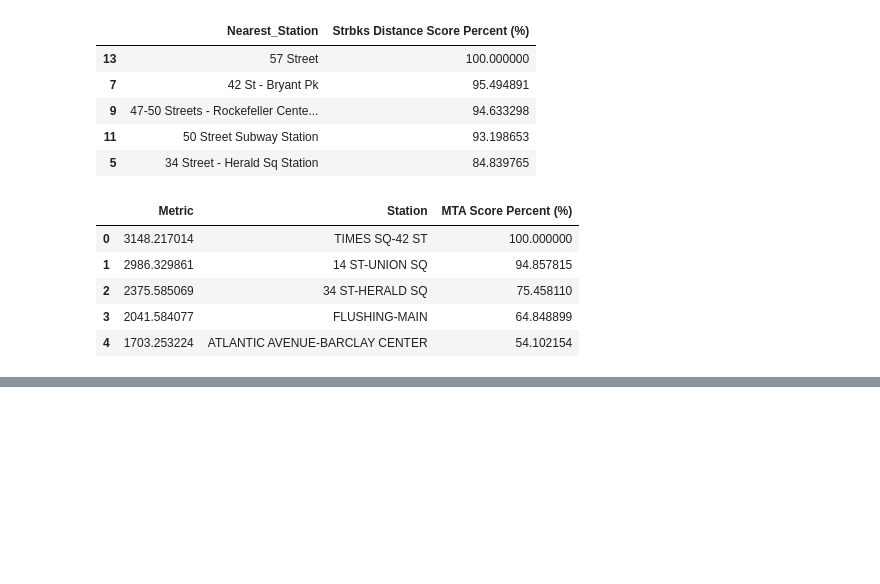
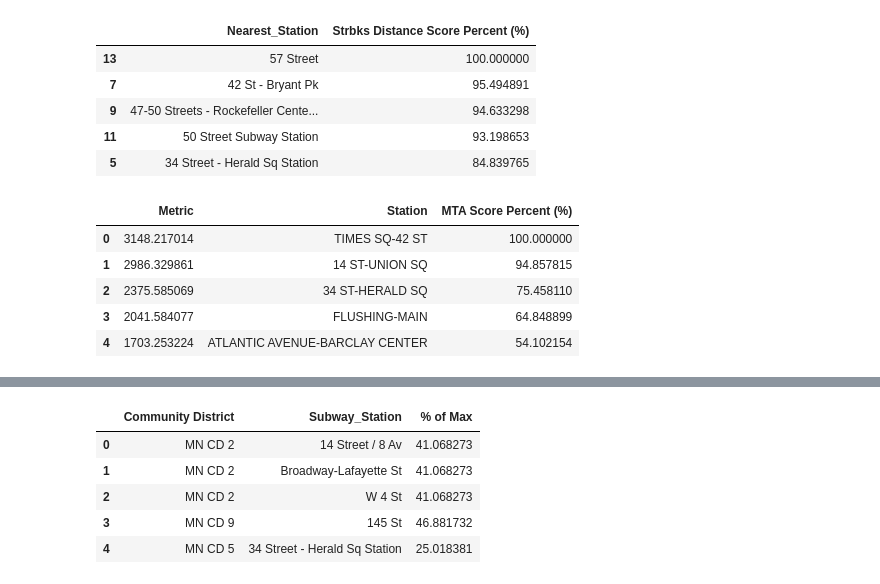
Before and after one commit to nalehc/gala_flyer_locations, a Jupyter notebook: Google_Places_Scraping_Alan.ipynb, the cells around one changed output, grey strips where cells are left out. Cells and saved outputs as stored; diff of their text form; code cells hidden in the pictures; blank space fills up the shorter version.

```diff
--- a/Google_Places_Scraping_Alan.ipynb
+++ b/Google_Places_Scraping_Alan.ipynb
@@ -401 +442,18 @@ MTA_score_df.head()
+# %%
+CD_Key = {"MN": "1", "BX": "2", "BRK": "3", "QN": "4", "SI": "5"}
+census_stations = companies_score_df.Subway_Station.sort_values()
+census_CDs = ['MN CD 2', 'MN CD 9', 'MN CD 5', 'MN CD 5', 'MN CD 5',
+             'MN CD 4', 'MN CD 5', 'MN CD 7', 'MN CD 8', 'BRK CD 2',
+             'BRK CD 3', 'MN CD 2', 'MN CD 1', 'MN CD 3', 'QN CD 7',
+             'QN CD 12', 'BRK CD 3', 'BRK CD 4', 'MN CD 5', 'MN CD 2']
+census_score_df = pd.DataFrame({'Subway_Station': census_stations, 'Community District': census_CDs})
+census_score_df = census_score_df.merge(censusinfo_df[['Community District', '% of Max']], how = 'inner', on ='Community District')
+census_score_df.head()
+# %% [output]
+|  | Community District | Subway_Station | % of Max |
+| 0 | MN CD 2 | 14 Street / 8 Av | 41.068273 |
+| 1 | MN CD 2 | Broadway-Lafayette St | 41.068273 |
+| 2 | MN CD 2 | W 4 St | 41.068273 |
+| 3 | MN CD 9 | 145 St | 46.881732 |
+| 4 | MN CD 5 | 34 Street - Herald Sq Station | 25.018381 |
 # %%
```
Also changed, not shown: parts of 6 cells of this notebook, 1 other file.
